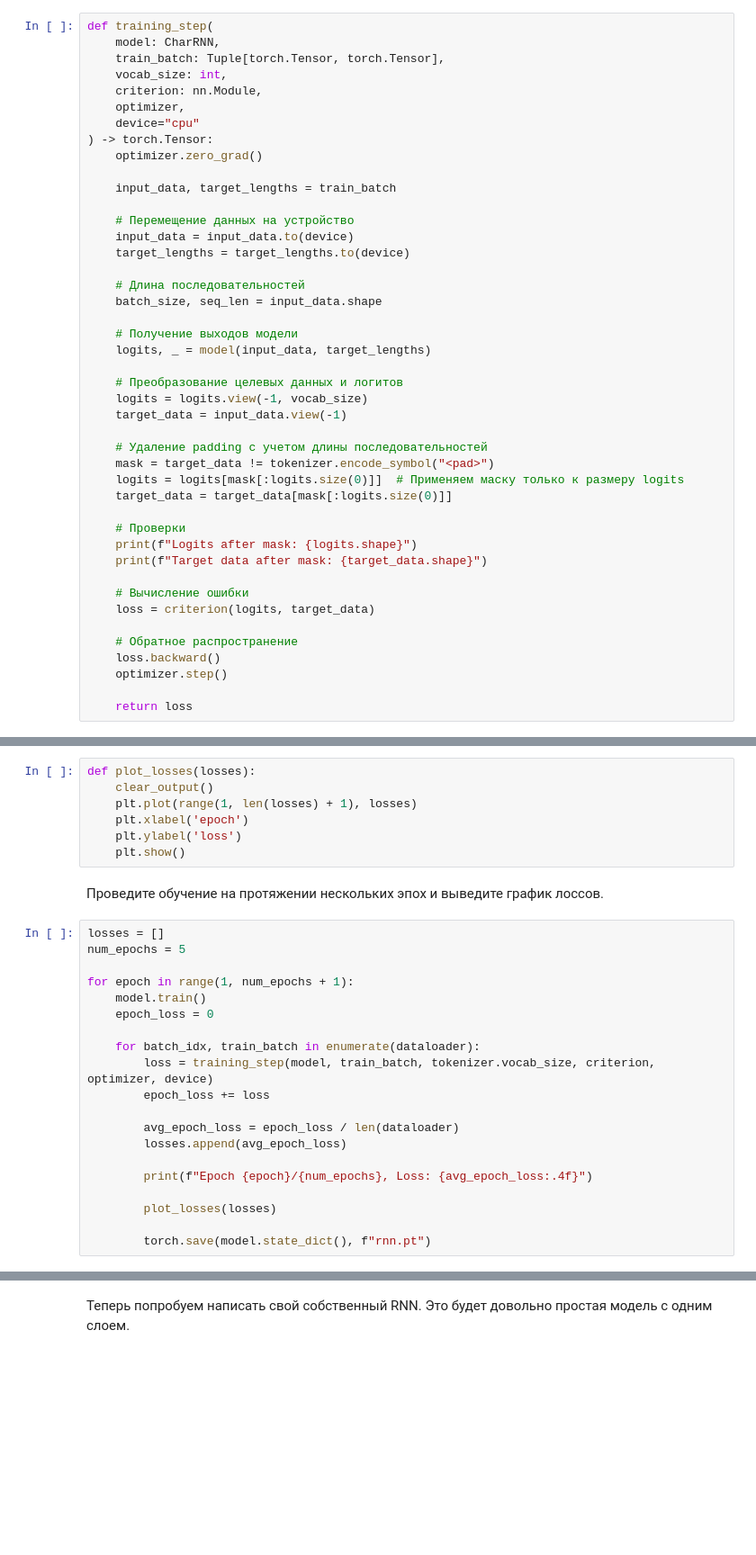
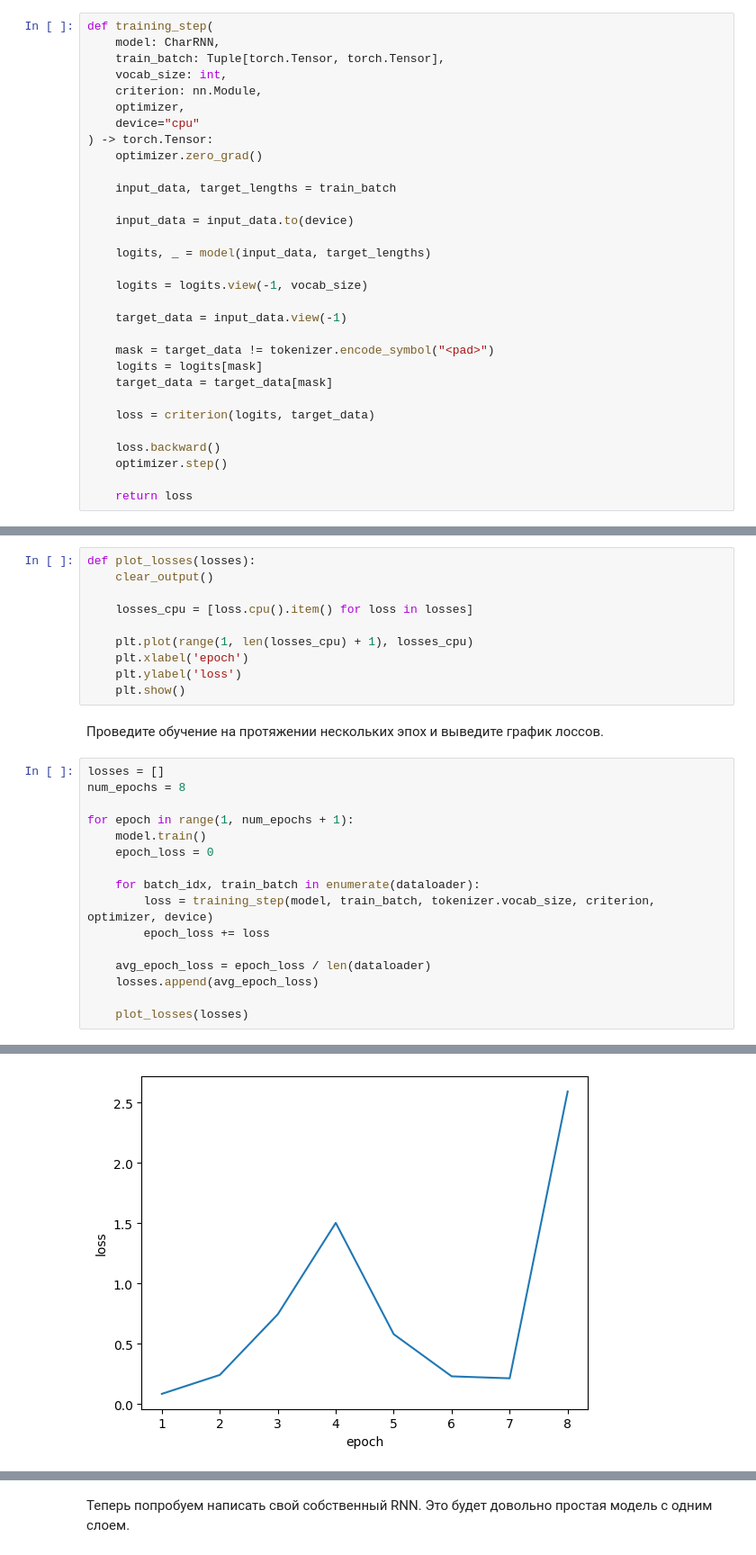
Before and after one commit to f1yToMoon/spbu_deep_learning, a Jupyter notebook: notebooks/rnn-students.ipynb, the cells around one changed output, grey strips where cells are left out. Shown at 90% size. Saved outputs shown, nothing was run; the diff lists cells and outputs as text; blank space fills up the shorter version.

```diff
--- a/notebooks/rnn-students.ipynb
+++ b/notebooks/rnn-students.ipynb
@@ -266,33 +283,20 @@ def training_step(
 
     input_data, target_lengths = train_batch
 
-    # Перемещение данных на устройство
     input_data = input_data.to(device)
-    target_lengths = target_lengths.to(device)
 
-    # Длина последовательностей
-    batch_size, seq_len = input_data.shape
-
-    # Получение выходов модели
     logits, _ = model(input_data, target_lengths)
 
-    # Преобразование целевых данных и логитов
     logits = logits.view(-1, vocab_size)
+
     target_data = input_data.view(-1)
 
-    # Удаление padding с учетом длины последовательностей
     mask = target_data != tokenizer.encode_symbol("<pad>")
-    logits = logits[mask[:logits.size(0)]]  # Применяем маску только к размеру logits
-    target_data = target_data[mask[:logits.size(0)]]
+    logits = logits[mask]
+    target_data = target_data[mask]
 
-    # Проверки
-    print(f"Logits after mask: {logits.shape}")
-    print(f"Target data after mask: {target_data.shape}")
-
-    # Вычисление ошибки
     loss = criterion(logits, target_data)
 
-    # Обратное распространение
     loss.backward()
     optimizer.step()
 
@@ -321,7 +325,10 @@ Output: 然。然然然然然然然然然然然然然然然然然然然然然然
 # %%
 def plot_losses(losses):
     clear_output()
-    plt.plot(range(1, len(losses) + 1), losses)
+
+    losses_cpu = [loss.cpu().item() for loss in losses]
+
+    plt.plot(range(1, len(losses_cpu) + 1), losses_cpu)
     plt.xlabel('epoch')
     plt.ylabel('loss')
     plt.show()
@@ -329,7 +336,7 @@ def plot_losses(losses):
 Проведите обучение на протяжении нескольких эпох и выведите график лоссов.
 # %%
 losses = []
-num_epochs = 5
+num_epochs = 8
 
 for epoch in range(1, num_epochs + 1):
     model.train()
@@ -339,12 +346,8 @@ for epoch in range(1, num_epochs + 1):
         loss = training_step(model, train_batch, tokenizer.vocab_size, criterion, optimizer, device)
         epoch_loss += loss
 
-        avg_epoch_loss = epoch_loss / len(dataloader)
-        losses.append(avg_epoch_loss)
+    avg_epoch_loss = epoch_loss / len(dataloader)
+    losses.append(avg_epoch_loss)
 
-        print(f"Epoch {epoch}/{num_epochs}, Loss: {avg_epoch_loss:.4f}")
-
-        plot_losses(losses)
-
-        torch.save(model.state_dict(), f"rnn.pt")
+    plot_losses(losses)
 # %% [output]
@@ -352,3 +354,4 @@ IndexError: The shape of the mask [16384] at index 0 does not match the shape of
+[figure, added]
 # %%
 [model.inference("") for _ in range(10)]
 # %% [output]
```
Also changed, not shown: parts of 6 cells of this notebook.
